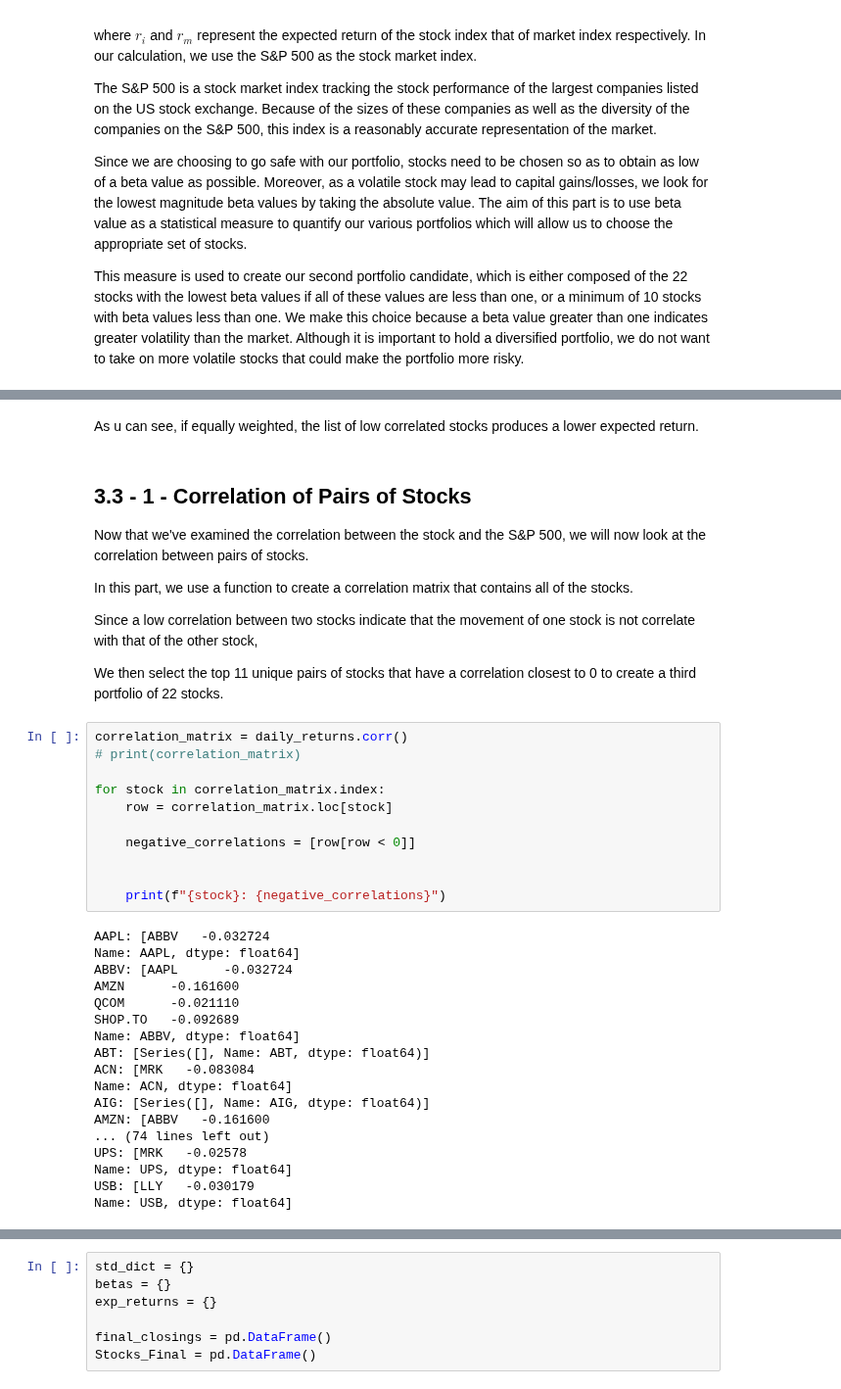
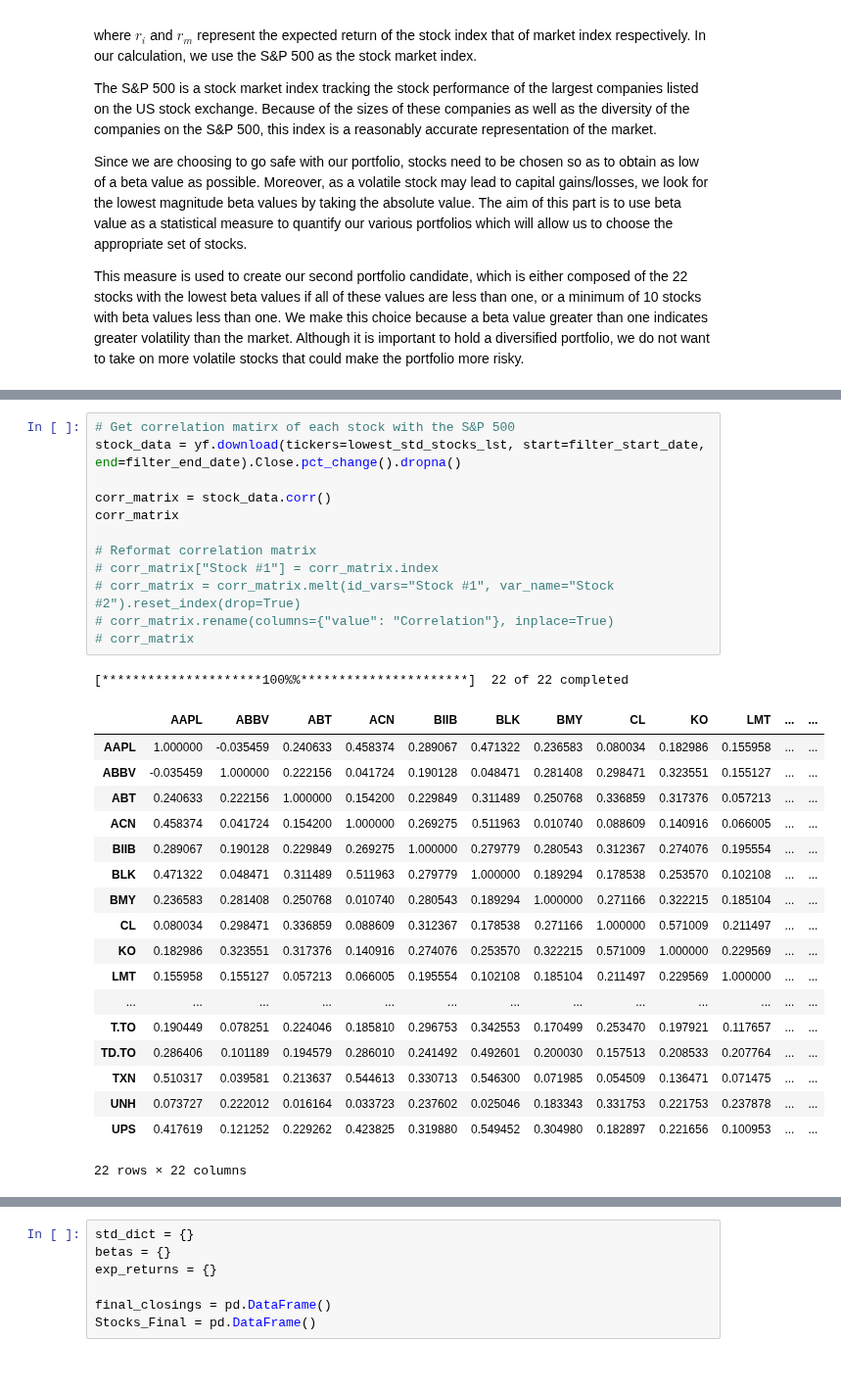
Before and after one commit to Zemelware/robo_stock_advisor, a Jupyter notebook: robo_stock_advisor.ipynb, the cells around one changed output, grey strips where cells are left out. Shown at 98% size. Drawn from its saved outputs; the diff is of its cells as text.

```diff
--- a/robo_stock_advisor.ipynb
+++ b/robo_stock_advisor.ipynb
@@ -510,41 +475,32 @@ Expected Returns of highly correlated stocks with Sp500 0.0007445188140879774
-# %% [markdown]
-As u can see, if equally weighted, the list of low correlated stocks produces a lower expected return.
-# %% [markdown]
-## 3.3 - 1 - Correlation of Pairs of Stocks
-
-Now that we've examined the correlation between the stock and the S&P 500, we will now look at the correlation between pairs of stocks.
-
-In this part, we use a function to create a correlation matrix that contains all of the stocks.
-
-Since a low correlation between two stocks indicate that the movement of one stock is not correlate with that of the other stock,
-
-We then select the top 11 unique pairs of stocks that have a correlation closest to 0 to create a third portfolio of 22 stocks.
-# %%
-correlation_matrix = daily_returns.corr()
-# print(correlation_matrix)
-
-for stock in correlation_matrix.index:
-    row = correlation_matrix.loc[stock]
-
-    negative_correlations = [row[row < 0]]
-
-
-    print(f"{stock}: {negative_correlations}")
-# %% [output]
-AAPL: [ABBV   -0.032724
-Name: AAPL, dtype: float64]
-ABBV: [AAPL      -0.032724
-AMZN      -0.161600
-QCOM      -0.021110
-SHOP.TO   -0.092689
-Name: ABBV, dtype: float64]
-ABT: [Series([], Name: ABT, dtype: float64)]
-ACN: [MRK   -0.083084
-Name: ACN, dtype: float64]
-AIG: [Series([], Name: AIG, dtype: float64)]
-AMZN: [ABBV   -0.161600
-... (74 lines left out)
-UPS: [MRK   -0.02578
-Name: UPS, dtype: float64]
-USB: [LLY   -0.030179
-Name: USB, dtype: float64]
+# %%
+# Get correlation matirx of each stock with the S&P 500
+stock_data = yf.download(tickers=lowest_std_stocks_lst, start=filter_start_date, end=filter_end_date).Close.pct_change().dropna()
+
+corr_matrix = stock_data.corr()
+corr_matrix
+
+# Reformat correlation matrix
+# corr_matrix["Stock #1"] = corr_matrix.index
+# corr_matrix = corr_matrix.melt(id_vars="Stock #1", var_name="Stock #2").reset_index(drop=True)
+# corr_matrix.rename(columns={"value": "Correlation"}, inplace=True)
+# corr_matrix
+# %% [output]
+[*********************100%%**********************]  22 of 22 completed
+|  | AAPL | ABBV | ABT | ACN | BIIB | BLK | BMY | CL | KO | LMT | ... | ... |
+| AAPL | 1.000000 | -0.035459 | 0.240633 | 0.458374 | 0.289067 | 0.471322 | 0.236583 | 0.080034 | 0.182986 | 0.155958 | ... | ... |
+| ABBV | -0.035459 | 1.000000 | 0.222156 | 0.041724 | 0.190128 | 0.048471 | 0.281408 | 0.298471 | 0.323551 | 0.155127 | ... | ... |
+| ABT | 0.240633 | 0.222156 | 1.000000 | 0.154200 | 0.229849 | 0.311489 | 0.250768 | 0.336859 | 0.317376 | 0.057213 | ... | ... |
+| ACN | 0.458374 | 0.041724 | 0.154200 | 1.000000 | 0.269275 | 0.511963 | 0.010740 | 0.088609 | 0.140916 | 0.066005 | ... | ... |
+| BIIB | 0.289067 | 0.190128 | 0.229849 | 0.269275 | 1.000000 | 0.279779 | 0.280543 | 0.312367 | 0.274076 | 0.195554 | ... | ... |
+| BLK | 0.471322 | 0.048471 | 0.311489 | 0.511963 | 0.279779 | 1.000000 | 0.189294 | 0.178538 | 0.253570 | 0.102108 | ... | ... |
+| BMY | 0.236583 | 0.281408 | 0.250768 | 0.010740 | 0.280543 | 0.189294 | 1.000000 | 0.271166 | 0.322215 | 0.185104 | ... | ... |
+| CL | 0.080034 | 0.298471 | 0.336859 | 0.088609 | 0.312367 | 0.178538 | 0.271166 | 1.000000 | 0.571009 | 0.211497 | ... | ... |
+| KO | 0.182986 | 0.323551 | 0.317376 | 0.140916 | 0.274076 | 0.253570 | 0.322215 | 0.571009 | 1.000000 | 0.229569 | ... | ... |
+| LMT | 0.155958 | 0.155127 | 0.057213 | 0.066005 | 0.195554 | 0.102108 | 0.185104 | 0.211497 | 0.229569 | 1.000000 | ... | ... |
+| ... | ... | ... | ... | ... | ... | ... | ... | ... | ... | ... | ... | ... |
+| T.TO | 0.190449 | 0.078251 | 0.224046 | 0.185810 | 0.296753 | 0.342553 | 0.170499 | 0.253470 | 0.197921 | 0.117657 | ... | ... |
+| TD.TO | 0.286406 | 0.101189 | 0.194579 | 0.286010 | 0.241492 | 0.492601 | 0.200030 | 0.157513 | 0.208533 | 0.207764 | ... | ... |
+| TXN | 0.510317 | 0.039581 | 0.213637 | 0.544613 | 0.330713 | 0.546300 | 0.071985 | 0.054509 | 0.136471 | 0.071475 | ... | ... |
+| UNH | 0.073727 | 0.222012 | 0.016164 | 0.033723 | 0.237602 | 0.025046 | 0.183343 | 0.331753 | 0.221753 | 0.237878 | ... | ... |
+| UPS | 0.417619 | 0.121252 | 0.229262 | 0.423825 | 0.319880 | 0.549452 | 0.304980 | 0.182897 | 0.221656 | 0.100953 | ... | ... |
+22 rows × 22 columns
```
Also changed, not shown: parts of 8 cells of this notebook.
